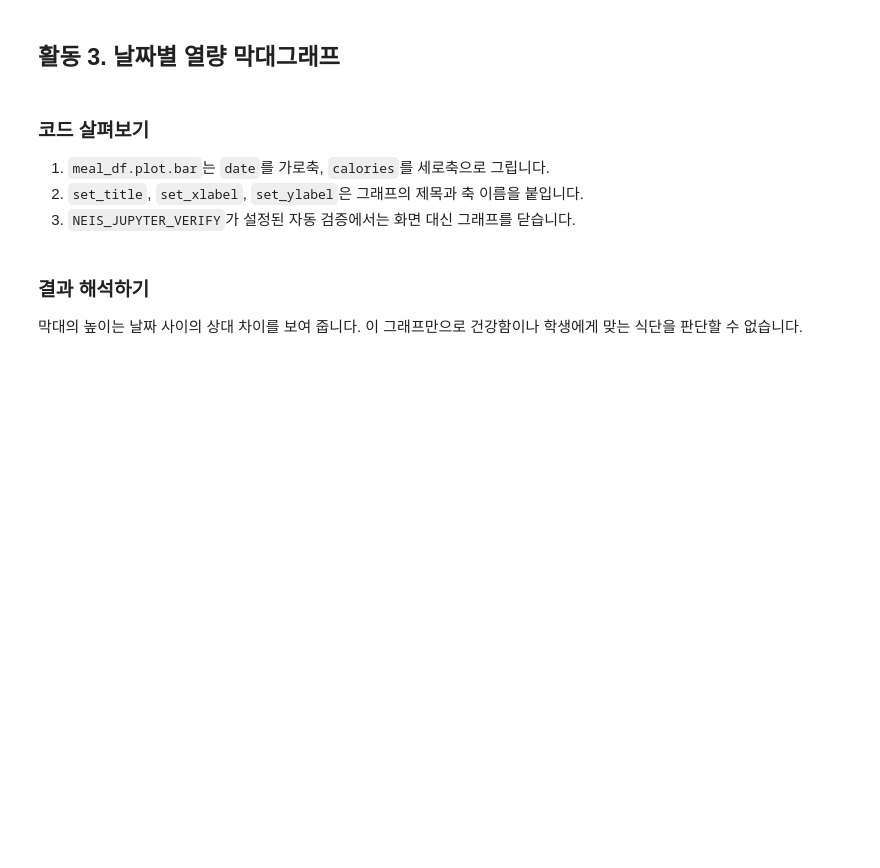
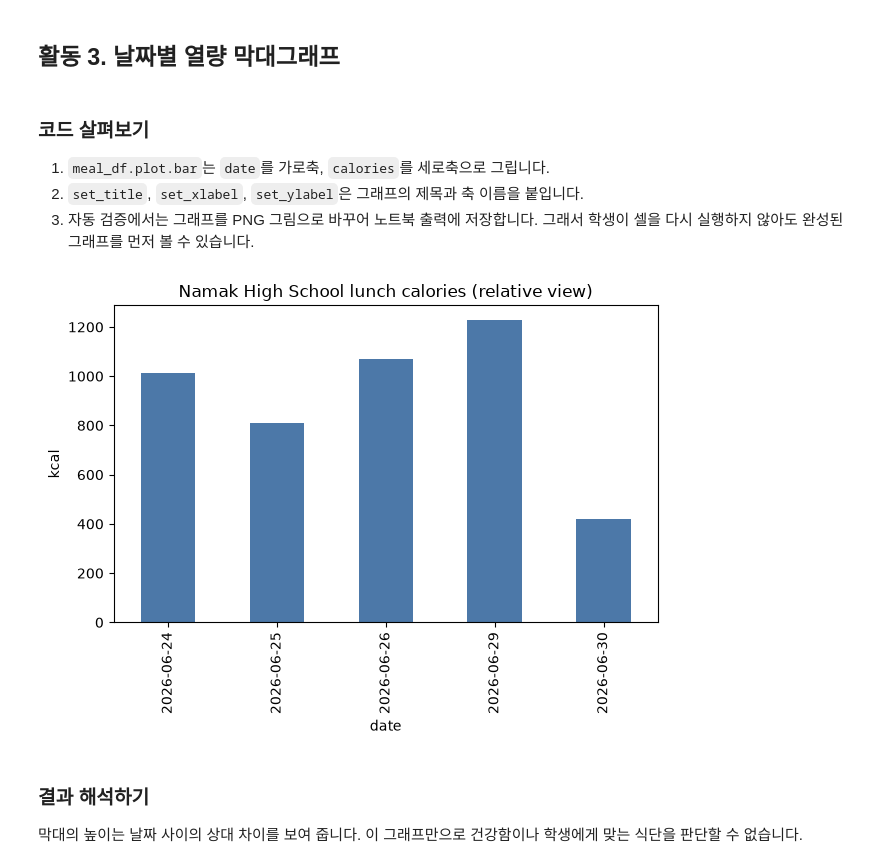
Before and after one commit to watamin/mnu_summerschool, a Jupyter notebook: jupyter_course/chapters/02_급식데이터_정리와_그래프.ipynb, the cells around one changed output. Drawn from its saved outputs; the diff is of its cells as text; code cells hidden in the pictures; blank space fills up the shorter version.

```diff
--- a/jupyter_course/chapters/02_급식데이터_정리와_그래프.ipynb
+++ b/jupyter_course/chapters/02_급식데이터_정리와_그래프.ipynb
@@ -123,30 +147,37 @@ print(meal_df[learning_columns].isna().sum().to_string())
 
 1. `meal_df.plot.bar`는 `date`를 가로축, `calories`를 세로축으로 그립니다.<br>
 2. `set_title`, `set_xlabel`, `set_ylabel`은 그래프의 제목과 축 이름을 붙입니다.<br>
-3. `NEIS_JUPYTER_VERIFY`가 설정된 자동 검증에서는 화면 대신 그래프를 닫습니다.
+3. 자동 검증에서는 그래프를 PNG 그림으로 바꾸어 노트북 출력에 저장합니다. 그래서 학생이 셀을 다시 실행하지 않아도 완성된 그래프를 먼저 볼 수 있습니다.
 # %%
 import os
+import io
 import matplotlib
 if os.getenv("NEIS_JUPYTER_VERIFY") == "1":
     matplotlib.use("Agg")
 import matplotlib.pyplot as plt
+from IPython.display import Image, display
 
 ax = meal_df.plot.bar(x="date", y="calories", legend=False, color="#4C78A8")
 ax.set_title("Namak High School lunch calories (relative view)")
 ax.set_xlabel("date")
 ax.set_ylabel("kcal")
 plt.tight_layout()
 if os.getenv("NEIS_JUPYTER_VERIFY") != "1":
     plt.show()
 else:
+    image_buffer = io.BytesIO()
+    plt.savefig(image_buffer, format="png", bbox_inches="tight")
     plt.close()
+    display(Image(data=image_buffer.getvalue()))
 
 chapter_result = {
     "chapter": "02",
     "clean_rows": len(meal_df),
     "columns": list(meal_df.columns),
     "chart_ready": True,
 }
+# %% [output]
+[figure, added]
 # %% [markdown]
 ### 결과 해석하기
 
```
Also changed, not shown: parts of 4 cells of this notebook, 25 other files.
